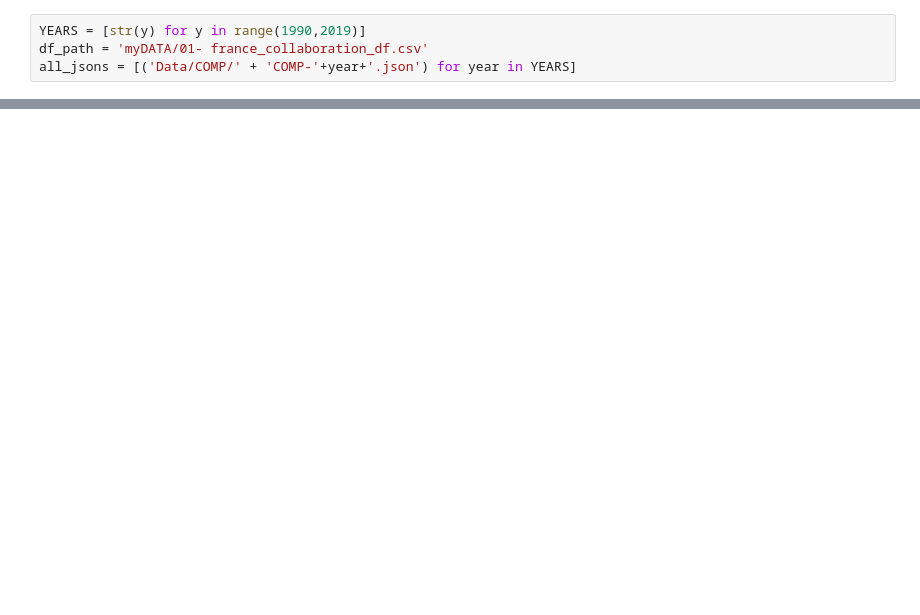
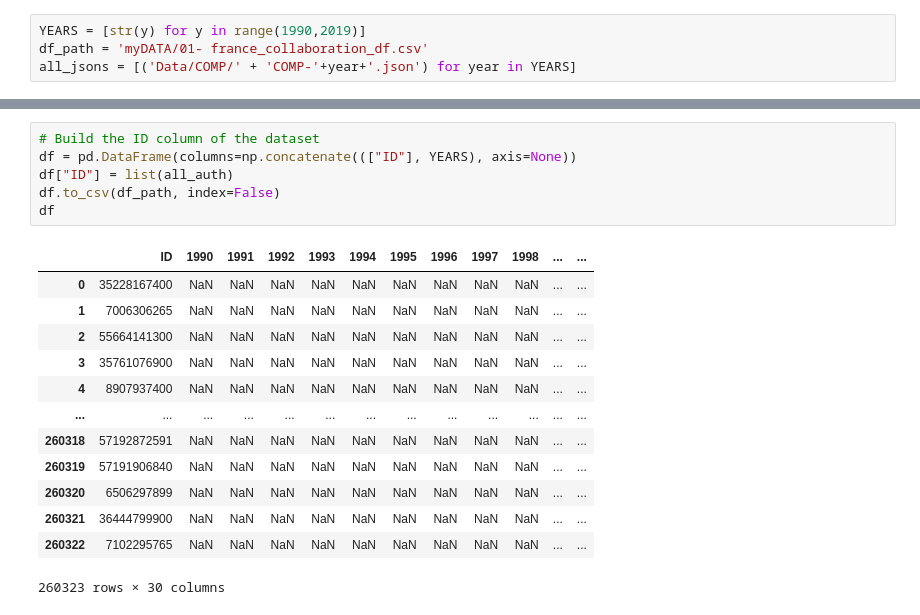
Before and after one commit to LeonardoSer/PFE_INRIA, a Jupyter notebook: 01-build_France_collaboration_df_.ipynb, the cells around one changed output, grey strips where cells are left out. Saved outputs shown, nothing was run; the diff lists cells and outputs as text; blank space fills up the shorter version.

```diff
--- a/01-build_France_collaboration_df_.ipynb
+++ b/01-build_France_collaboration_df_.ipynb
@@ -19 +137,21 @@ all_jsons = [('Data/COMP/' + 'COMP-'+year+'.json') for year in YEARS]
+# %%
+# Build the ID column of the dataset
+df = pd.DataFrame(columns=np.concatenate((["ID"], YEARS), axis=None))
+df["ID"] = list(all_auth)
+df.to_csv(df_path, index=False)
+df
+# %% [output]
+|  | ID | 1990 | 1991 | 1992 | 1993 | 1994 | 1995 | 1996 | 1997 | 1998 | ... | ... |
+| 0 | 35228167400 | NaN | NaN | NaN | NaN | NaN | NaN | NaN | NaN | NaN | ... | ... |
+| 1 | 7006306265 | NaN | NaN | NaN | NaN | NaN | NaN | NaN | NaN | NaN | ... | ... |
+| 2 | 55664141300 | NaN | NaN | NaN | NaN | NaN | NaN | NaN | NaN | NaN | ... | ... |
+| 3 | 35761076900 | NaN | NaN | NaN | NaN | NaN | NaN | NaN | NaN | NaN | ... | ... |
+| 4 | 8907937400 | NaN | NaN | NaN | NaN | NaN | NaN | NaN | NaN | NaN | ... | ... |
+| ... | ... | ... | ... | ... | ... | ... | ... | ... | ... | ... | ... | ... |
+| 260318 | 57192872591 | NaN | NaN | NaN | NaN | NaN | NaN | NaN | NaN | NaN | ... | ... |
+| 260319 | 57191906840 | NaN | NaN | NaN | NaN | NaN | NaN | NaN | NaN | NaN | ... | ... |
+| 260320 | 6506297899 | NaN | NaN | NaN | NaN | NaN | NaN | NaN | NaN | NaN | ... | ... |
+| 260321 | 36444799900 | NaN | NaN | NaN | NaN | NaN | NaN | NaN | NaN | NaN | ... | ... |
+| 260322 | 7102295765 | NaN | NaN | NaN | NaN | NaN | NaN | NaN | NaN | NaN | ... | ... |
+260323 rows × 30 columns
 # %%
```
Also changed, not shown: parts of 6 cells of this notebook, 2 other files.
